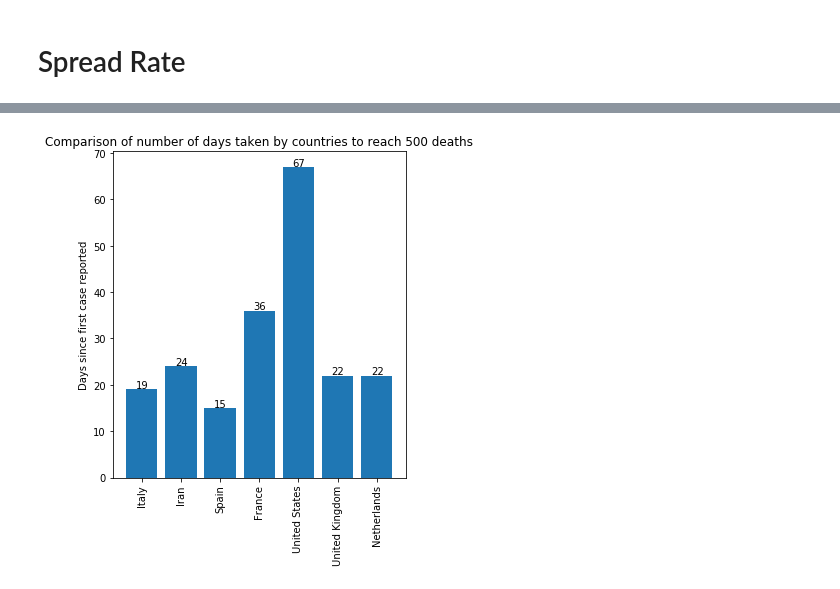
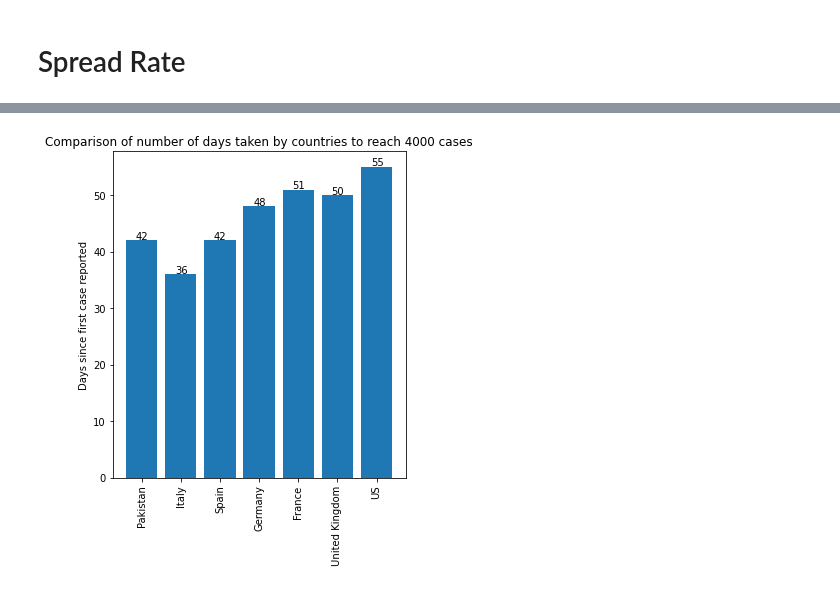
Before and after one commit to rhasnainanwar/COVID19_Insights, a Jupyter notebook: VirusSpread.ipynb, the cells around one changed output, grey strips where cells are left out. Saved outputs shown, nothing was run; the diff lists cells and outputs as text; code cells hidden in the pictures.

```diff
--- a/VirusSpread.ipynb
+++ b/VirusSpread.ipynb
@@ -10,7 +10,7 @@ warnings.filterwarnings('ignore')
 # %% [markdown]
 # Mortality Rate Correction
 # %%
-date = '03-28-2020'
+date = '04-08-2020'
 data = pd.read_csv('data/csse_covid_19_daily_reports/'+date+'.csv', sep=',')
 # %%
 def get_mortality_rates(data):
@@ -210,4 +213,4 @@ plot_cases_climb(data_Confirmed, top_countries, 1500, 'cases')
 # %%
-plot_cases_climb(data_Deaths, ['Italy', 'Iran', 'Spain', 'France', 'United States', 'United Kingdom', 'Netherlands'], 500, 'deaths')
+plot_cases_climb(data_Confirmed, ['Pakistan', 'Italy', 'Spain', 'Germany', 'France', 'United Kingdom', 'US'], 4000, 'cases')
 # %% [output]
-[figure, old version]
+[figure, new version]
```
Also changed, not shown: parts of 16 cells of this notebook, 35 other files.
